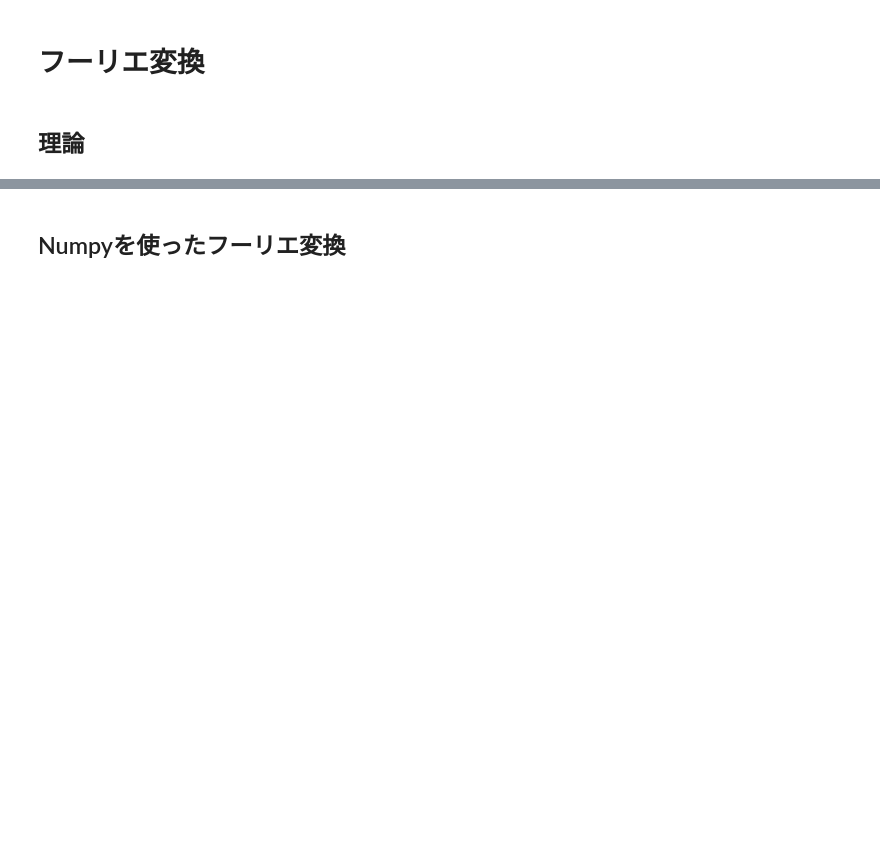
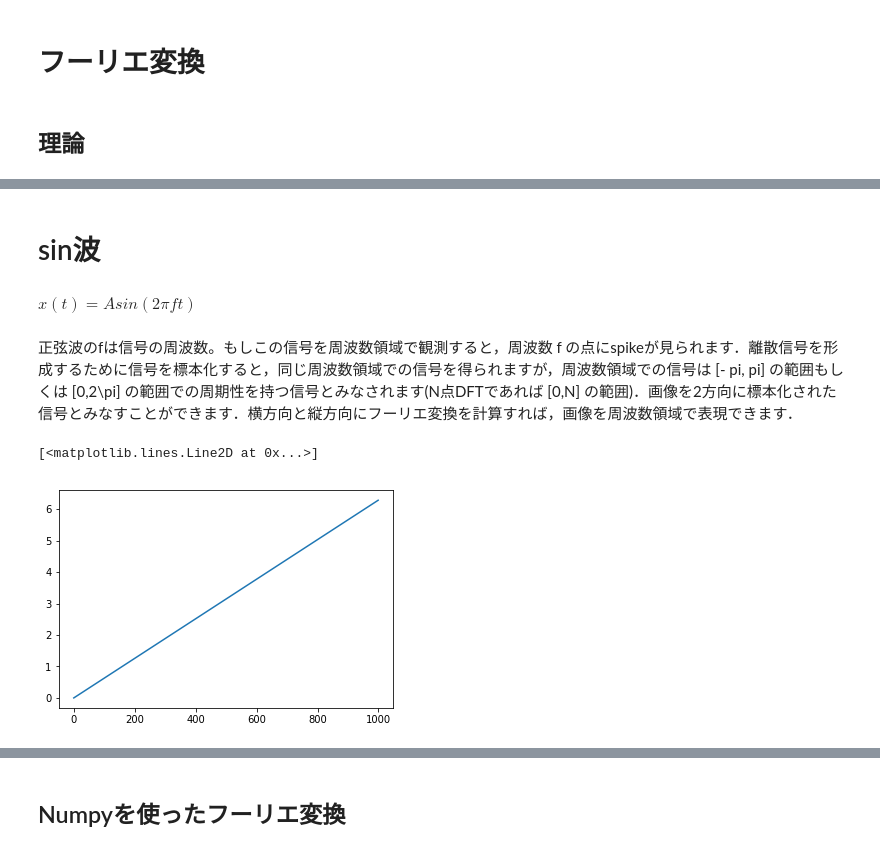
Before and after one commit to miyamotok0105/opencv_sample, a Jupyter notebook: tutorial/py_image_display/13OpenCVの基底を使った画像の変換.ipynb, the cells around one changed output, grey strips where cells are left out. Drawn from its saved outputs; the diff is of its cells as text; code cells hidden in the pictures; blank space fills up the shorter version.

```diff
--- a/tutorial/py_image_display/13OpenCVの基底を使った画像の変換.ipynb
+++ b/tutorial/py_image_display/13OpenCVの基底を使った画像の変換.ipynb
@@ -6,0 +21,6 @@
+# %% [markdown]
+# sin波
+# %% [markdown]
+$x(t) = A sin(2\pi ft)$
+# %% [markdown]
+正弦波のfは信号の周波数。もしこの信号を周波数領域で観測すると，周波数 f の点にspikeが見られます．離散信号を形成するために信号を標本化すると，同じ周波数領域での信号を得られますが，周波数領域での信号は [- pi, pi] の範囲もしくは [0,2\pi] の範囲での周期性を持つ信号とみなされます(N点DFTであれば [0,N] の範囲)．画像を2方向に標本化された信号とみなすことができます．横方向と縦方向にフーリエ変換を計算すれば，画像を周波数領域で表現できます．
@@ -6,0 +32,6 @@
+# %%
+t = np.linspace(0, 2*np.pi, 1000, endpoint=True)
+plt.plot(t)#0〜3.14*2まで単調増加
+# %% [output]
+[<matplotlib.lines.Line2D at 0x...>]
+[figure, added]
```
Also changed, not shown: parts of 118 cells of this notebook, 36 other files.
